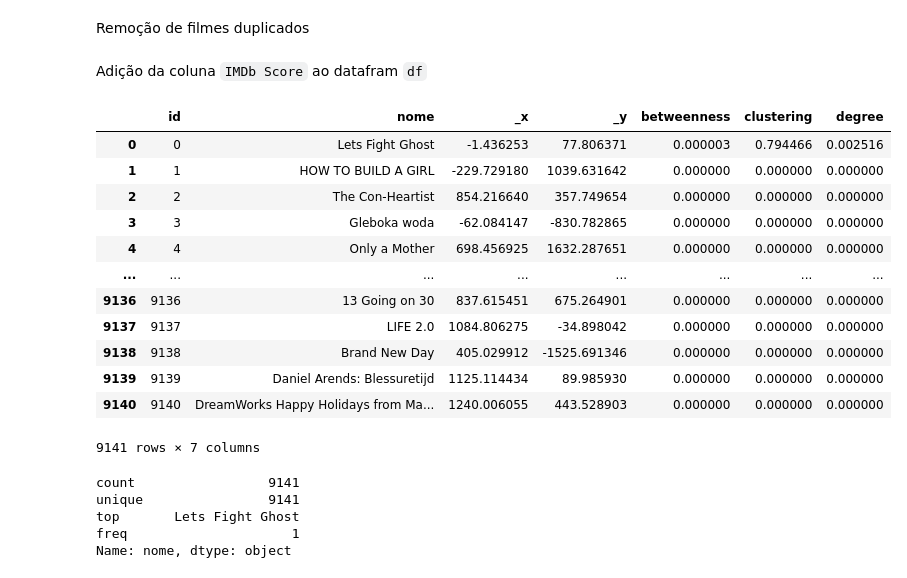
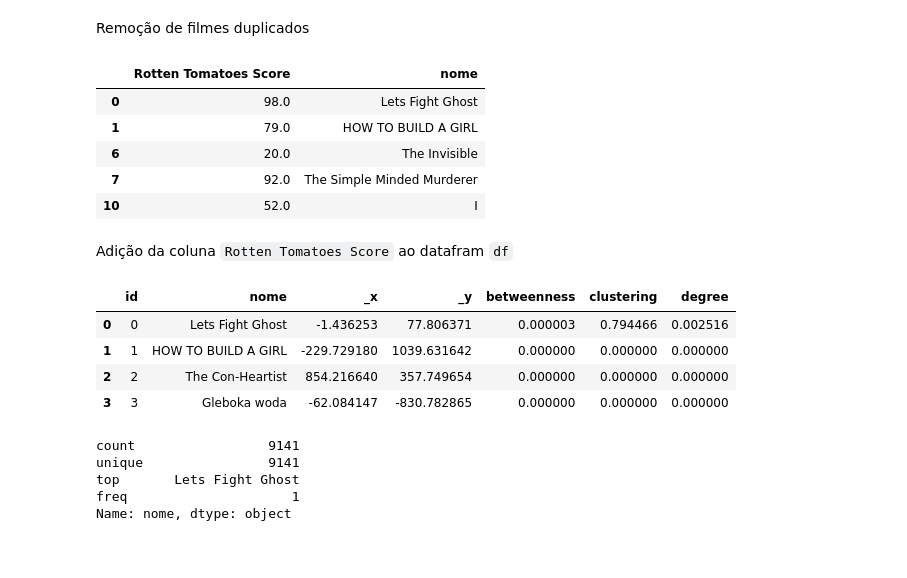
Before and after one commit to hashiprobr-classroom/parte-tecnica-do-projeto-grupoh, a Jupyter notebook: notebooks/Projeto - Análise de Rede - novo corte.ipynb, the cells around one changed output. Cells and saved outputs as stored; diff of their text form; code cells hidden in the pictures; blank space fills up the shorter version.

```diff
--- a/notebooks/Projeto - Análise de Rede - novo corte.ipynb
+++ b/notebooks/Projeto - Análise de Rede - novo corte.ipynb
@@ -95,24 +96,26 @@ df.id = df.id.astype(int, copy=False)
 Remoção de filmes duplicados
 # %%
 filmes_score = filmes_score.drop_duplicates(subset=['nome'], keep=False)
+# %%
+filmes_score = filmes_score.dropna()
+filmes_score.head()
+# %% [output]
+|  | Rotten Tomatoes Score | nome |
+| 0 | 98.0 | Lets Fight Ghost |
+| 1 | 79.0 | HOW TO BUILD A GIRL |
+| 6 | 20.0 | The Invisible |
+| 7 | 92.0 | The Simple Minded Murderer |
+| 10 | 52.0 | I |
 # %% [markdown]
-Adição da coluna `IMDb Score` ao datafram `df`
+Adição da coluna `Rotten Tomatoes Score` ao datafram `df`
 # %%
-df
+df.head(4)
 # %% [output]
 |  | id | nome | _x | _y | betweenness | clustering | degree |
 | 0 | 0 | Lets Fight Ghost | -1.436253 | 77.806371 | 0.000003 | 0.794466 | 0.002516 |
 | 1 | 1 | HOW TO BUILD A GIRL | -229.729180 | 1039.631642 | 0.000000 | 0.000000 | 0.000000 |
 | 2 | 2 | The Con-Heartist | 854.216640 | 357.749654 | 0.000000 | 0.000000 | 0.000000 |
 | 3 | 3 | Gleboka woda | -62.084147 | -830.782865 | 0.000000 | 0.000000 | 0.000000 |
-| 4 | 4 | Only a Mother | 698.456925 | 1632.287651 | 0.000000 | 0.000000 | 0.000000 |
-| ... | ... | ... | ... | ... | ... | ... | ... |
-| 9136 | 9136 | 13 Going on 30 | 837.615451 | 675.264901 | 0.000000 | 0.000000 | 0.000000 |
-| 9137 | 9137 | LIFE 2.0 | 1084.806275 | -34.898042 | 0.000000 | 0.000000 | 0.000000 |
-| 9138 | 9138 | Brand New Day | 405.029912 | -1525.691346 | 0.000000 | 0.000000 | 0.000000 |
-| 9139 | 9139 | Daniel Arends: Blessuretijd | 1125.114434 | 89.985930 | 0.000000 | 0.000000 | 0.000000 |
-| 9140 | 9140 | DreamWorks Happy Holidays from Ma... | 1240.006055 | 443.528903 | 0.000000 | 0.000000 | 0.000000 |
-9141 rows × 7 columns
 # %%
 df = df.set_index('nome').join(filmes_score.set_index('nome'), how='left').reset_index()
 # %%
```
Also changed, not shown: parts of 17 cells of this notebook.
